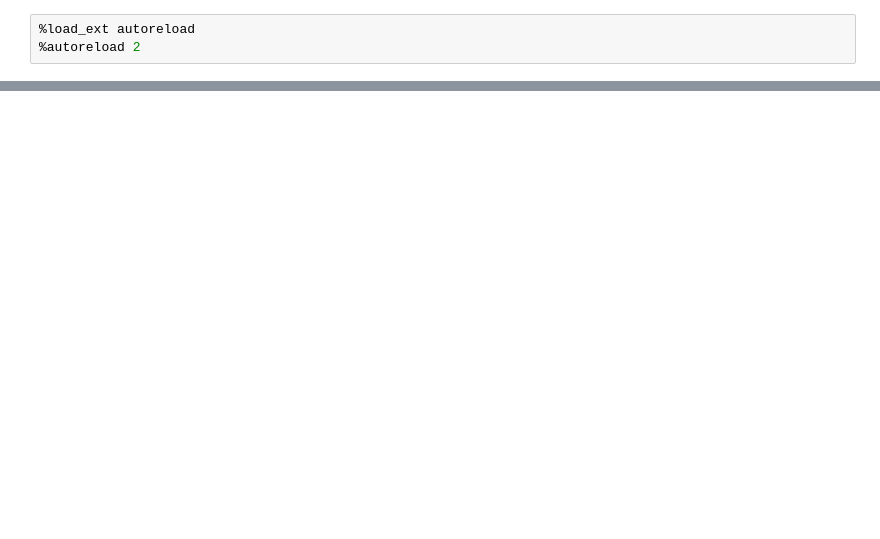
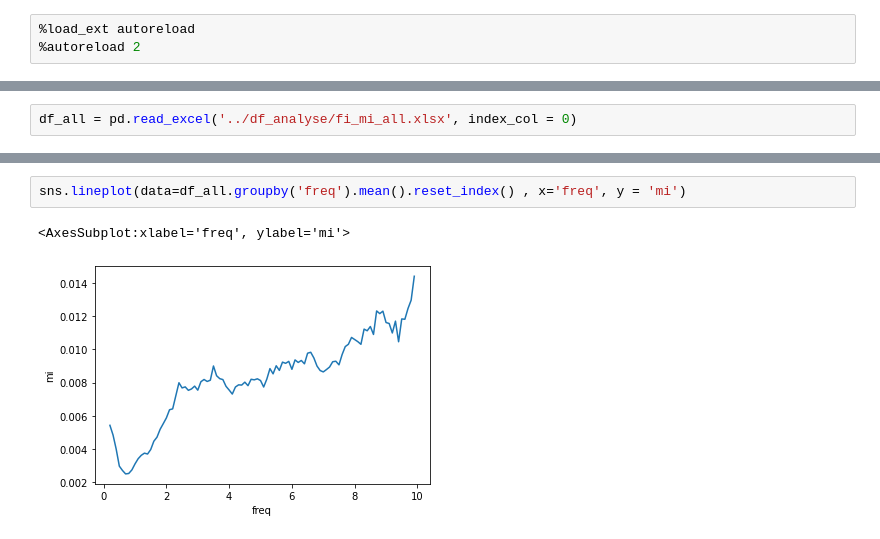
Before and after one commit to ValentinGhibaudo/Sleep_EEG_Respi, a Jupyter notebook: pac_rsp_slowwaves.ipynb, the cells around one changed output, grey strips where cells are left out. Saved outputs shown, nothing was run; the diff lists cells and outputs as text; blank space fills up the shorter version.

```diff
--- a/pac_rsp_slowwaves.ipynb
+++ b/pac_rsp_slowwaves.ipynb
@@ -171,0 +206,2 @@ understand_hilbert(sig, fs=fs)
+# %%
+df_all = pd.read_excel('../df_analyse/fi_mi_all.xlsx', index_col = 0)
@@ -171,0 +213,5 @@ understand_hilbert(sig, fs=fs)
+# %%
+sns.lineplot(data=df_all.groupby('freq').mean().reset_index() , x='freq', y = 'mi')
+# %% [output]
+<AxesSubplot:xlabel='freq', ylabel='mi'>
+[figure, added]
```
Also changed, not shown: parts of 50 cells of this notebook, 7 other files.
